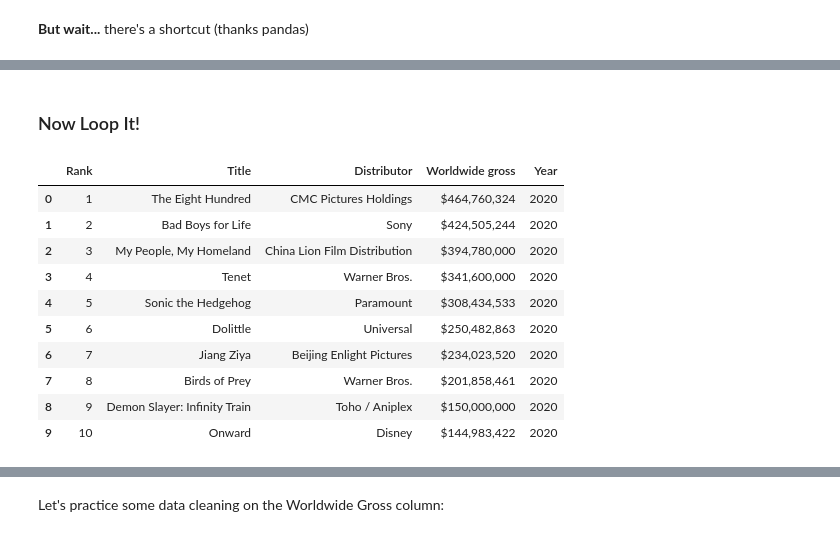
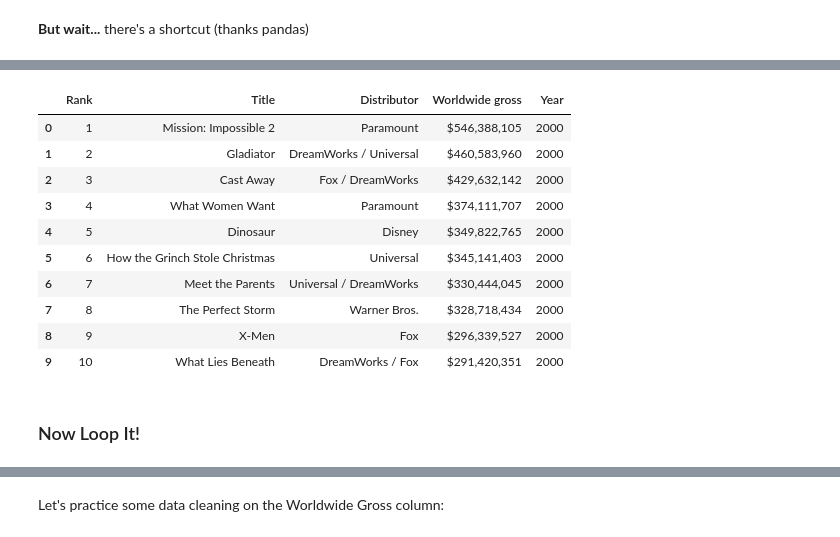
Before and after one commit to lindseyberlin/ds-lesson-hub, a Jupyter notebook: Phase1/WebScraping/WebScraping.ipynb, the cells around one changed output, grey strips where cells are left out. Drawn from its saved outputs; the diff is of its cells as text; code cells hidden in the pictures.

```diff
--- a/Phase1/WebScraping/WebScraping.ipynb
+++ b/Phase1/WebScraping/WebScraping.ipynb
@@ -111,3 +241,17 @@ films_2000
+# %%
+df
+# %% [output]
+|  | Rank | Title | Distributor | Worldwide gross | Year |
+| 0 | 1 | Mission: Impossible 2 | Paramount | $546,388,105 | 2000 |
+| 1 | 2 | Gladiator | DreamWorks / Universal | $460,583,960 | 2000 |
+| 2 | 3 | Cast Away | Fox / DreamWorks | $429,632,142 | 2000 |
+| 3 | 4 | What Women Want | Paramount | $374,111,707 | 2000 |
+| 4 | 5 | Dinosaur | Disney | $349,822,765 | 2000 |
+| 5 | 6 | How the Grinch Stole Christmas | Universal | $345,141,403 | 2000 |
+| 6 | 7 | Meet the Parents | Universal / DreamWorks | $330,444,045 | 2000 |
+| 7 | 8 | The Perfect Storm | Warner Bros. | $328,718,434 | 2000 |
+| 8 | 9 | X-Men | Fox | $296,339,527 | 2000 |
+| 9 | 10 | What Lies Beneath | DreamWorks / Fox | $291,420,351 | 2000 |
 # %% [markdown]
 ### Now Loop It!
 # %%
@@ -125,17 +269,3 @@ for year in range(2000, 2021):
     df['Year'] = year
     list_of_dfs.append(df)
     # Only 20 things... not going to worry about using time to pause requests
-# %%
-list_of_dfs[20]
-# %% [output]
-|  | Rank | Title | Distributor | Worldwide gross | Year |
-| 0 | 1 | The Eight Hundred | CMC Pictures Holdings | $464,760,324 | 2020 |
-| 1 | 2 | Bad Boys for Life | Sony | $424,505,244 | 2020 |
-| 2 | 3 | My People, My Homeland | China Lion Film Distribution | $394,780,000 | 2020 |
-| 3 | 4 | Tenet | Warner Bros. | $341,600,000 | 2020 |
-| 4 | 5 | Sonic the Hedgehog | Paramount | $308,434,533 | 2020 |
-| 5 | 6 | Dolittle | Universal | $250,482,863 | 2020 |
-| 6 | 7 | Jiang Ziya | Beijing Enlight Pictures | $234,023,520 | 2020 |
-| 7 | 8 | Birds of Prey | Warner Bros. | $201,858,461 | 2020 |
-| 8 | 9 | Demon Slayer: Infinity Train | Toho / Aniplex | $150,000,000 | 2020 |
-| 9 | 10 | Onward | Disney | $144,983,422 | 2020 |
```
Also changed, not shown: parts of 40 cells of this notebook.
